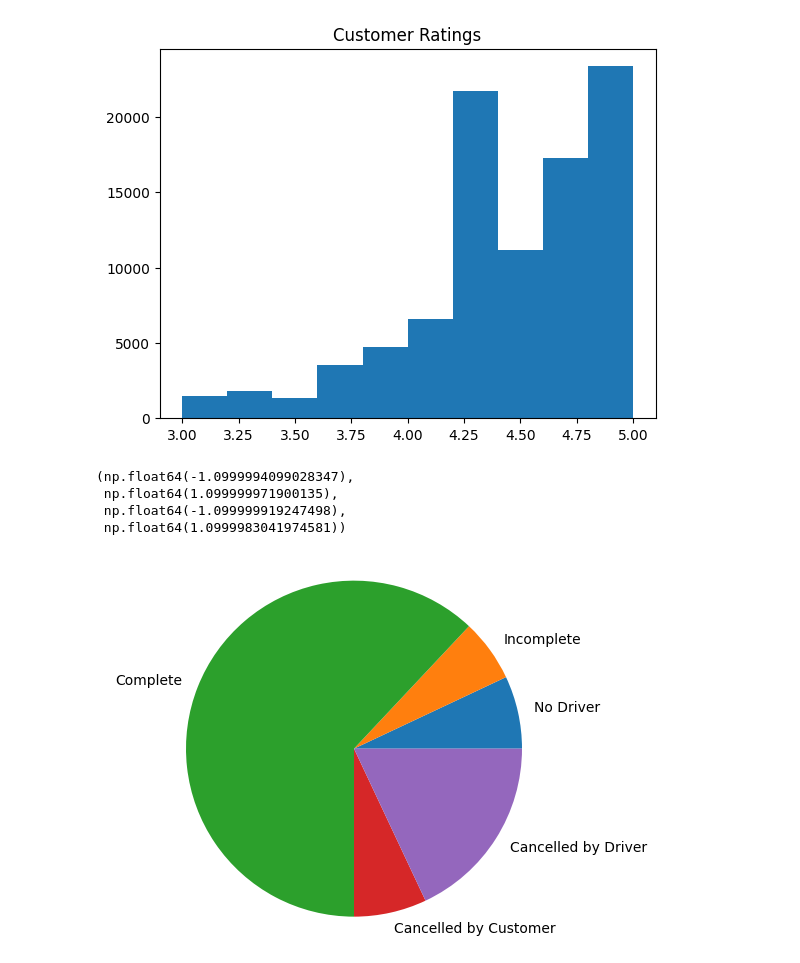
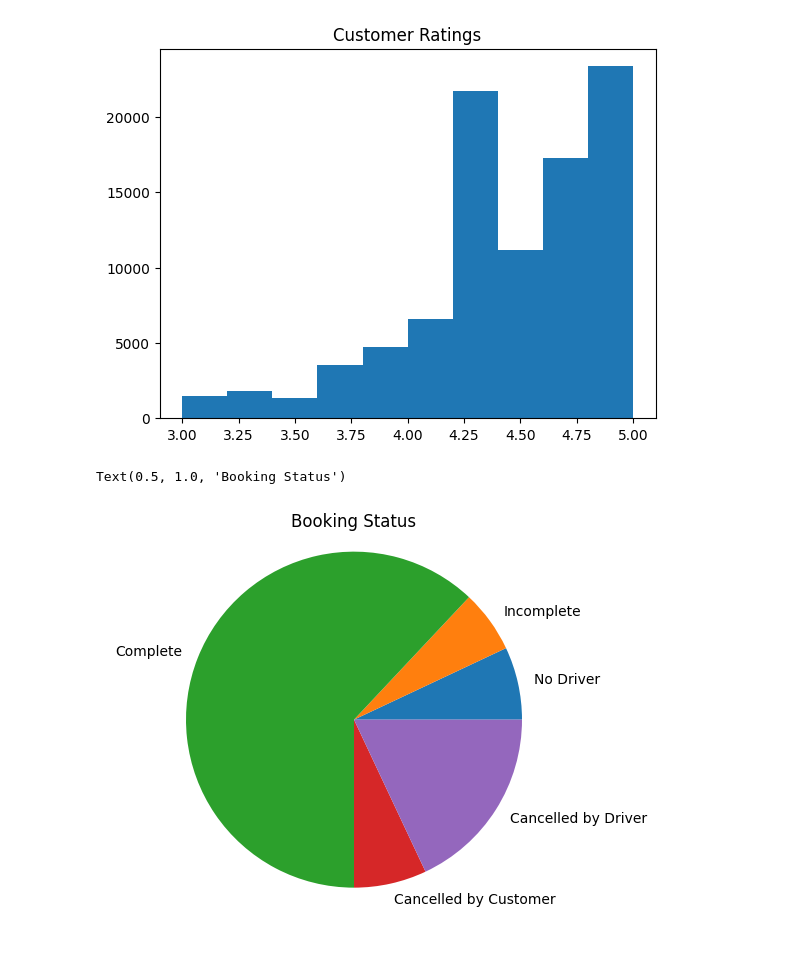
Before and after one commit to build-summer-2025/async-final-project-purple-ruion, a Jupyter notebook: final_project_example.ipynb, the cells around one changed output. Drawn from its saved outputs; the diff is of its cells as text; code cells hidden in the pictures.

```diff
--- a/final_project_example.ipynb
+++ b/final_project_example.ipynb
@@ -40,18 +40,16 @@ Text(0, 0.5, '')
 # %%
 num_no_driv = sum(uber_df['Booking Status'].str.contains('No Driver Found'))
 num_incomplete = sum(uber_df['Booking Status'].str.contains('Incomplete'))
 num_complete = sum(uber_df['Booking Status'].str.contains('Complete'))
 num_can_cust = sum(uber_df['Booking Status'].str.contains('Cancelled by Customer'))
 num_can_driv = sum(uber_df['Booking Status'].str.contains('Cancelled by Driver'))
 
 num_of = [num_no_driv, num_incomplete, num_complete, num_can_cust, num_can_driv]
 labels = ['No Driver', 'Incomplete', 'Complete', 'Cancelled by Customer', 'Cancelled by Driver']
 
 plt.pie(num_of, labels=labels)
 plt.axis('equal')
+plt.title('Booking Status')
 # %% [output]
-(np.float64(-1.0999994099028347),
- np.float64(1.099999971900135),
- np.float64(-1.099999919247498),
- np.float64(1.0999983041974581))
+Text(0.5, 1.0, 'Booking Status')
-[figure, old version]
+[figure, new version]
```
Also changed, not shown: parts of 1 cell of this notebook, 3 other files.
